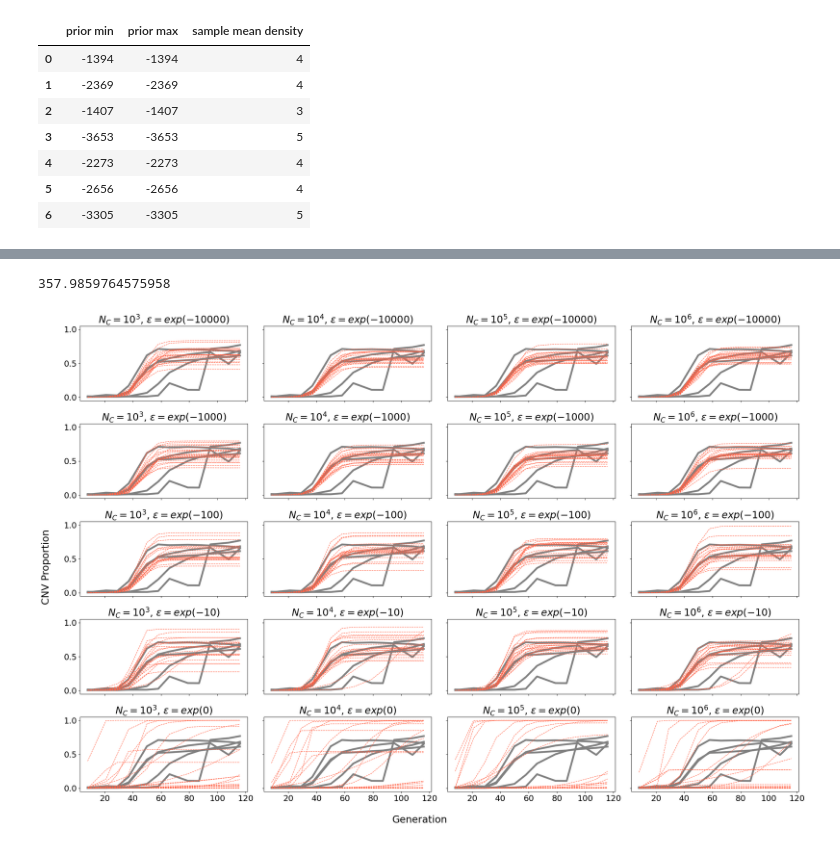
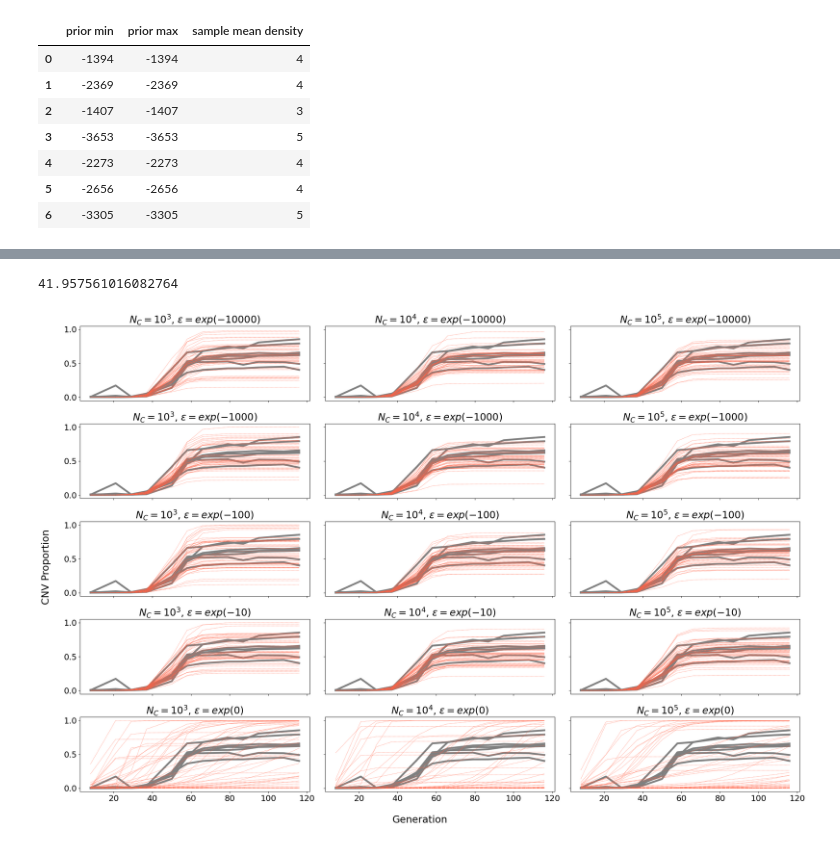
Before and after one commit to yoavram-lab/collective_posterior, a Jupyter notebook: WF/erratic.ipynb, the cells around one changed output, grey strips where cells are left out. Cells and saved outputs as stored; diff of their text form; code cells hidden in the pictures.

```diff
--- a/WF/erratic.ipynb
+++ b/WF/erratic.ipynb
@@ -83,27 +83,27 @@ est, [posterior_chuong.set_default_x(Xs[i]).log_prob(est) for i in range(len(Xs)
 # %%
 def plot_collective_ppc(ax, line, color, samples):
     for i in range(len(X_emp)):
         ax.plot(generation.astype('int'),X_emp[i], color='grey', lw=4, label='Empirical data' if i==0 and line=='wt' else '')
     for j in range(len(samples)):
-        ax.plot(generation.astype('int'), WF(parameters=samples[j]), color=color, ls='--', lw=1, label='Collective Posterior' if j==0 and line=='wt' else '')
+        ax.plot(generation.astype('int'), WF(parameters=samples[j]), color=color, ls='--', lw=0.5, label='Collective Posterior' if j==0 and line=='wt' else '')
 
 from time import time
 t = time()
-epsilons = [-10000, -1000, -100, -10, 0]
-n_evals = [3,4,5,6]
+epsilons = [-10000,-1000, -100, -10, 0]
+n_evals = [3,4,5]
 change_font(18)
 fig, ax = plt.subplots(len(epsilons), len(n_evals),figsize=(24,16), sharex=True, sharey=True, tight_layout=True)
 fig.supylabel('CNV Proportion\n')
 fig.supxlabel('Generation')
-X_emp = torch.from_numpy(np.array(pd.read_csv('empirical_data/wt.csv', index_col=0)))
+X_emp = torch.from_numpy(np.array(pd.read_csv('empirical_data/ltr.csv', index_col=0)))
 for i in range(len(epsilons)):
     for j in range(len(n_evals)):
         cp = CollectivePosterior(prior=prior, Xs=X_emp, amortized_posterior=posterior_chuong, epsilon=epsilons[i], n_eval=int(10**n_evals[j]))
         cp.get_log_C()
-        samples = cp.sample(20)
+        samples = cp.sample(50)
         plot_collective_ppc(ax[i,j], 'ltr', 'tomato', samples)
         ax[i,j].set_title(f'$N_C=10^{n_evals[j]}$, $ε=exp({epsilons[i]})$')
 time()-t
 # %% [output]
-357.9859764575958
+41.957561016082764
-[figure, old version]
+[figure, new version]
```
Also changed, not shown: parts of 2 cells of this notebook, 9 other files.
